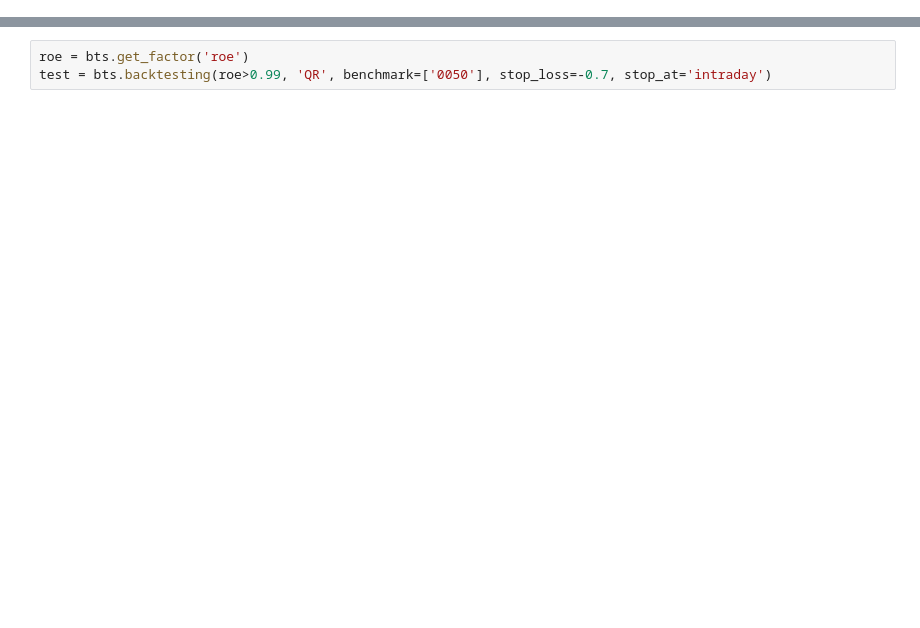
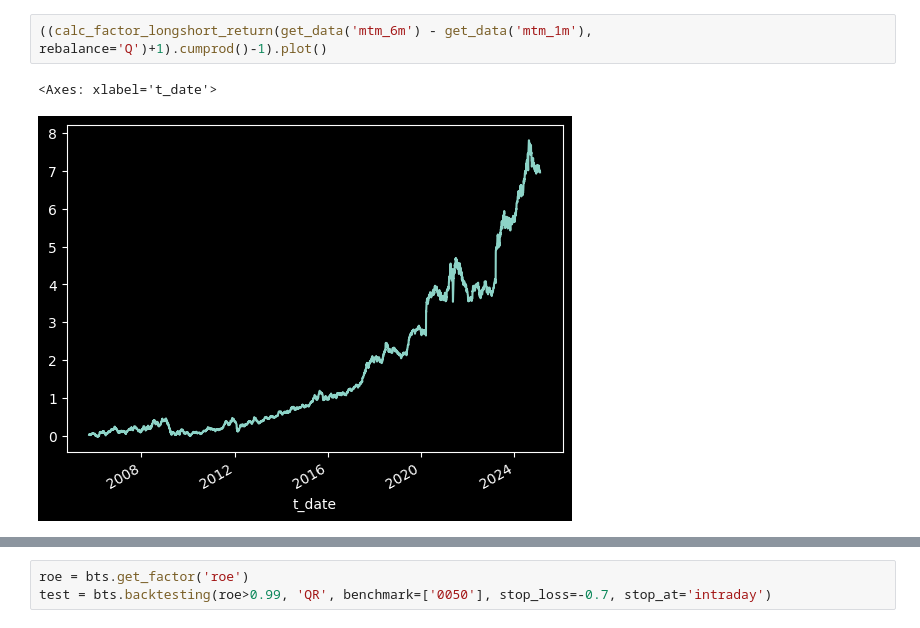
Before and after one commit to DeepLeek-quant/scythe-quant, a Jupyter notebook: examples/examples.ipynb, the cells around one changed output, grey strips where cells are left out. Drawn from its saved outputs; the diff is of its cells as text; blank space fills up the shorter version.

```diff
--- a/examples/examples.ipynb
+++ b/examples/examples.ipynb
@@ -8,0 +168,5 @@ import numpy as np
+# %%
+((calc_factor_longshort_return(get_data('mtm_6m') - get_data('mtm_1m'), rebalance='Q')+1).cumprod()-1).plot()
+# %% [output]
+<Axes: xlabel='t_date'>
+[figure, added]
```
Also changed, not shown: parts of 18 cells of this notebook, 4 other files.
